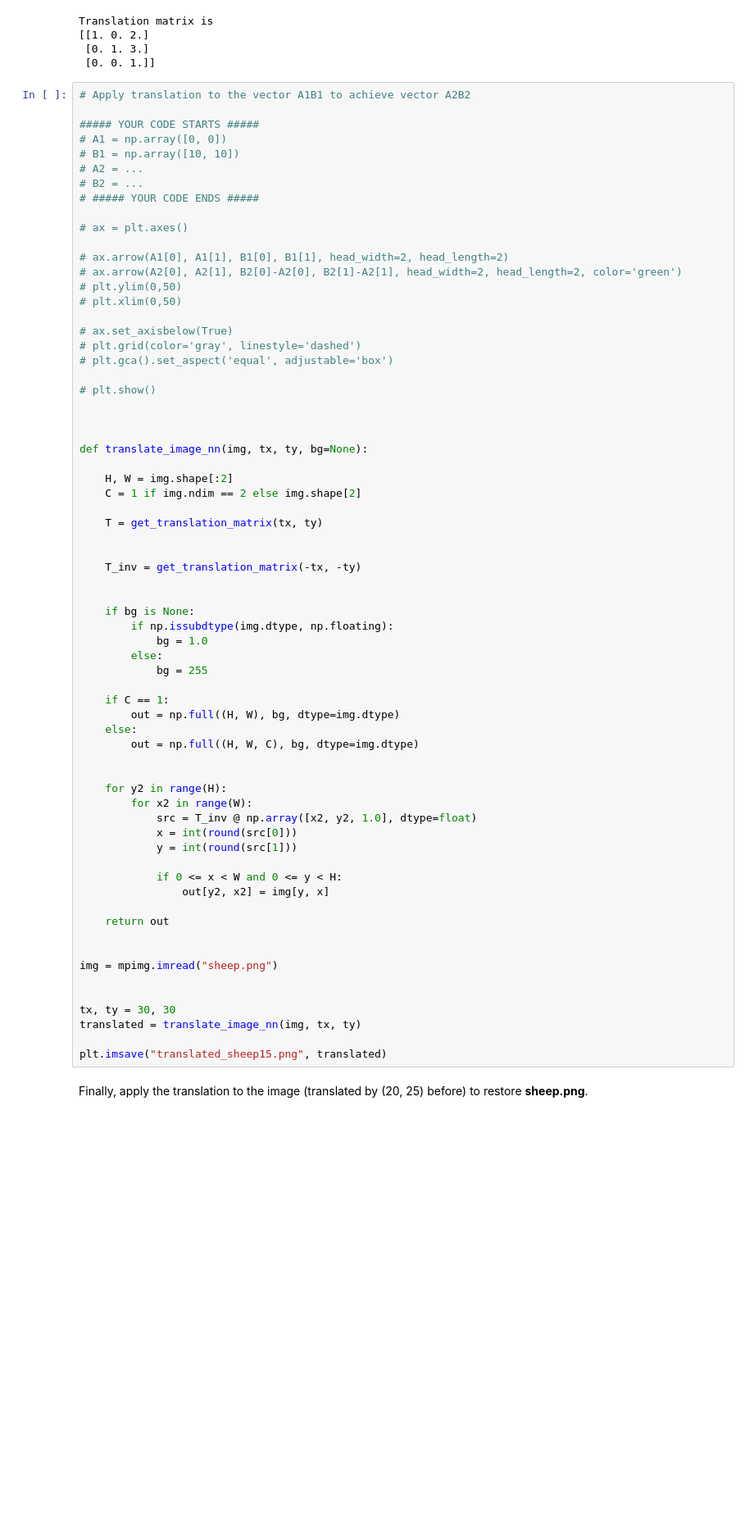
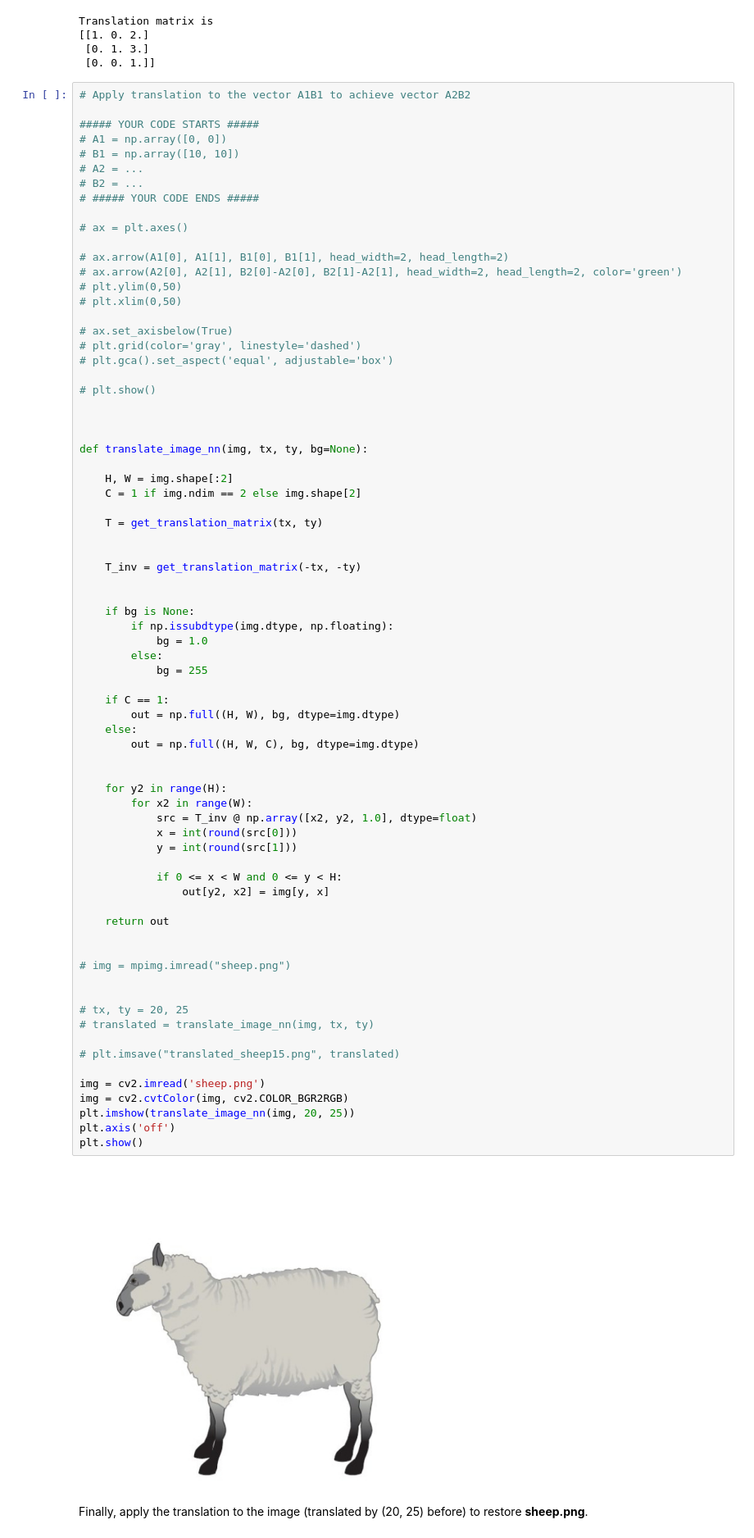
Before and after one commit to MunenNoKage/Lab_1_Transformation_Matrices, a Jupyter notebook: LA_Lab_1_template_2026.ipynb, the cells around one changed output. Shown at 82% size. Saved outputs shown, nothing was run; the diff lists cells and outputs as text; blank space fills up the shorter version.

```diff
--- a/LA_Lab_1_template_2026.ipynb
+++ b/LA_Lab_1_template_2026.ipynb
@@ -483,36 +509,44 @@ def translate_image_nn(img, tx, ty, bg=None):
     T_inv = get_translation_matrix(-tx, -ty)
 
 
     if bg is None:
         if np.issubdtype(img.dtype, np.floating):
             bg = 1.0
         else:
             bg = 255
 
     if C == 1:
         out = np.full((H, W), bg, dtype=img.dtype)
     else:
         out = np.full((H, W, C), bg, dtype=img.dtype)
 
 
     for y2 in range(H):
         for x2 in range(W):
             src = T_inv @ np.array([x2, y2, 1.0], dtype=float)
             x = int(round(src[0]))
             y = int(round(src[1]))
 
             if 0 <= x < W and 0 <= y < H:
                 out[y2, x2] = img[y, x]
 
     return out
 
 
-img = mpimg.imread("sheep.png")
+# img = mpimg.imread("sheep.png")
 
 
-tx, ty = 30, 30
-translated = translate_image_nn(img, tx, ty)
+# tx, ty = 20, 25
+# translated = translate_image_nn(img, tx, ty)
 
-plt.imsave("translated_sheep15.png", translated)
+# plt.imsave("translated_sheep15.png", translated)
+
+img = cv2.imread('sheep.png')
+img = cv2.cvtColor(img, cv2.COLOR_BGR2RGB)
+plt.imshow(translate_image_nn(img, 20, 25))
+plt.axis('off')
+plt.show()
+# %% [output]
+[figure, added]
 # %% [markdown]
 Finally, apply the translation to the image (translated by (20, 25) before) to restore **sheep.png**.
```
Also changed, not shown: parts of 11 cells of this notebook.
